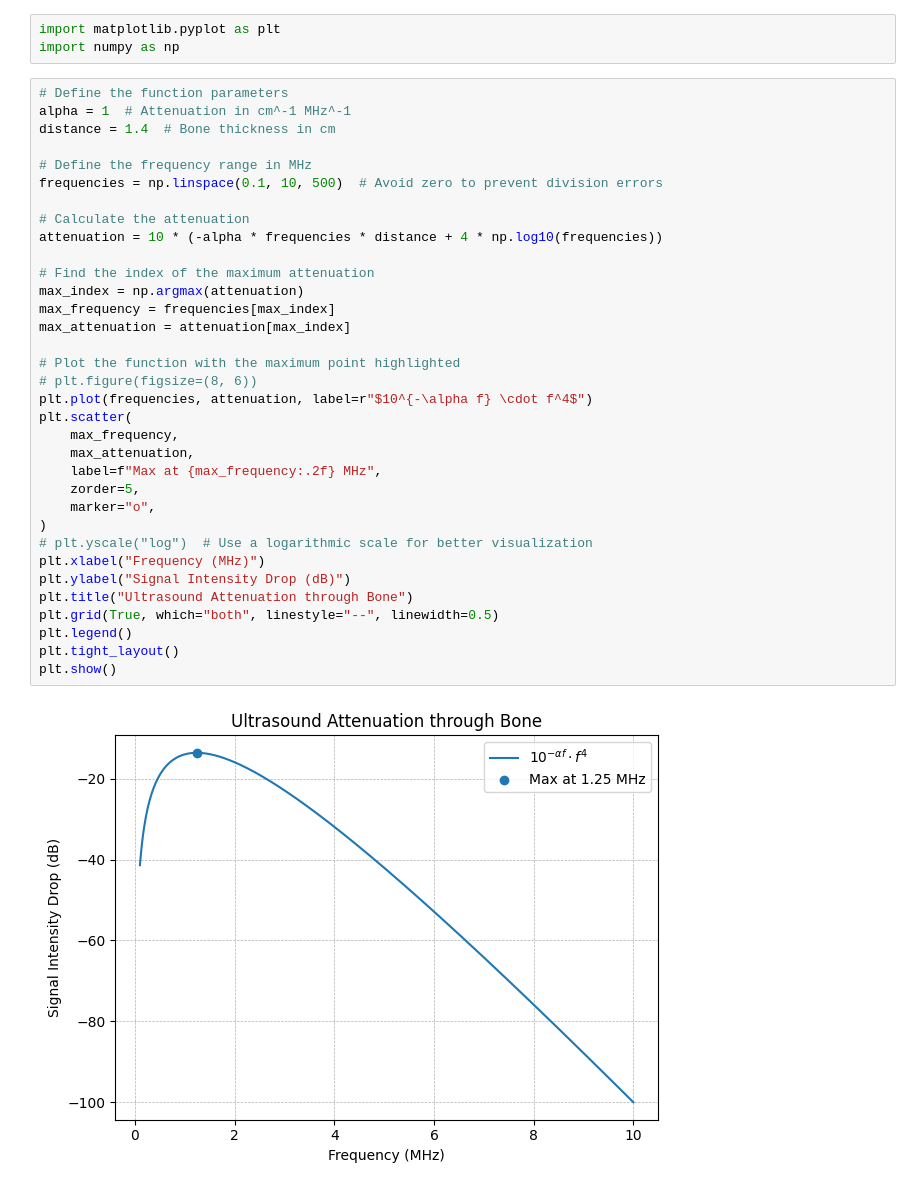
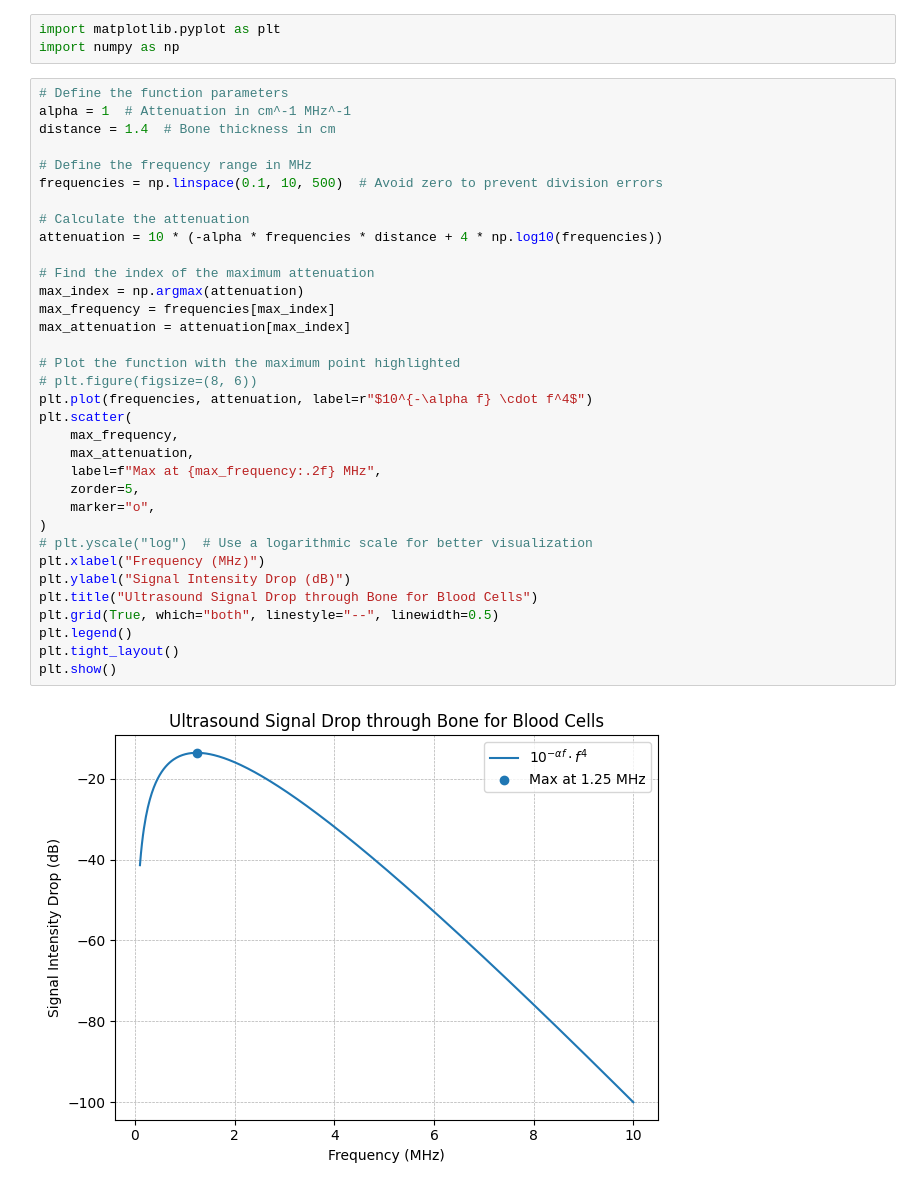
Before and after one commit to Brain-Hack-2024/transcranial-ultrasound, a Jupyter notebook: frequency-selection/main.ipynb, the cells around one changed output. Cells and saved outputs as stored; diff of their text form.

```diff
--- a/frequency-selection/main.ipynb
+++ b/frequency-selection/main.ipynb
@@ -8,32 +8,32 @@ distance = 1.4  # Bone thickness in cm
 
 # Define the frequency range in MHz
 frequencies = np.linspace(0.1, 10, 500)  # Avoid zero to prevent division errors
 
 # Calculate the attenuation
 attenuation = 10 * (-alpha * frequencies * distance + 4 * np.log10(frequencies))
 
 # Find the index of the maximum attenuation
 max_index = np.argmax(attenuation)
 max_frequency = frequencies[max_index]
 max_attenuation = attenuation[max_index]
 
 # Plot the function with the maximum point highlighted
 # plt.figure(figsize=(8, 6))
 plt.plot(frequencies, attenuation, label=r"$10^{-\alpha f} \cdot f^4$")
 plt.scatter(
     max_frequency,
     max_attenuation,
     label=f"Max at {max_frequency:.2f} MHz",
     zorder=5,
     marker="o",
 )
 # plt.yscale("log")  # Use a logarithmic scale for better visualization
 plt.xlabel("Frequency (MHz)")
 plt.ylabel("Signal Intensity Drop (dB)")
-plt.title("Ultrasound Attenuation through Bone")
+plt.title("Ultrasound Signal Drop through Bone for Blood Cells")
 plt.grid(True, which="both", linestyle="--", linewidth=0.5)
 plt.legend()
 plt.tight_layout()
 plt.show()
 # %% [output]
-[figure, old version]
+[figure, new version]
```
